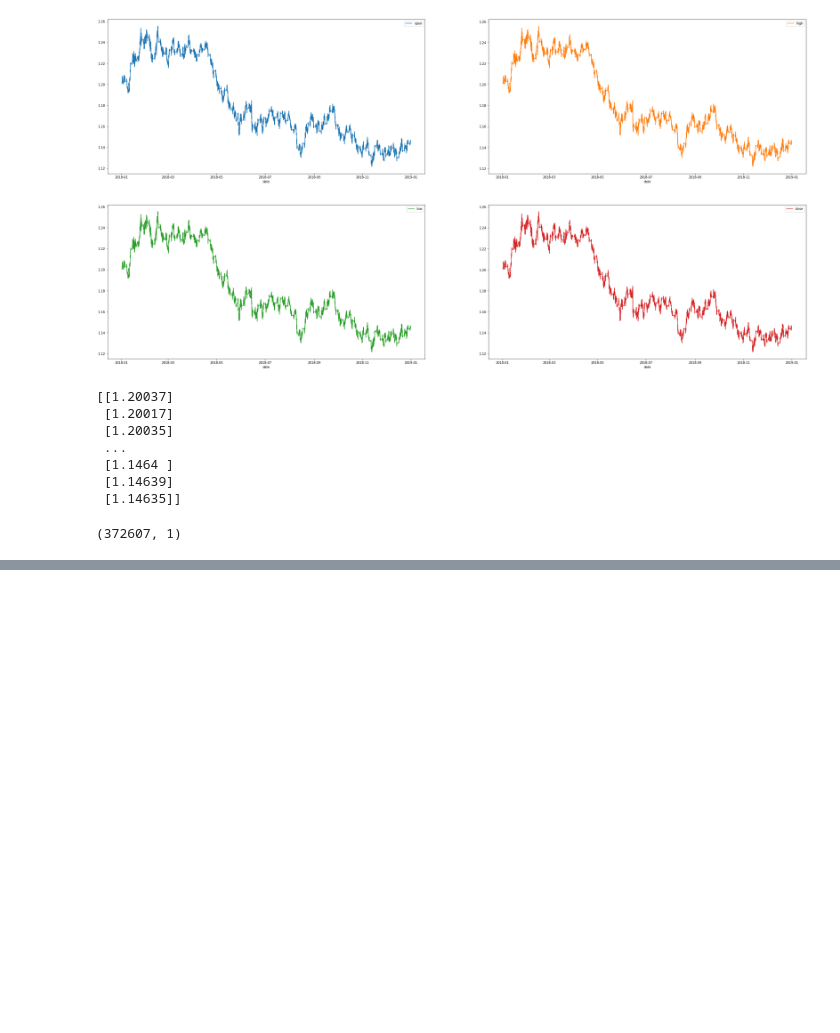
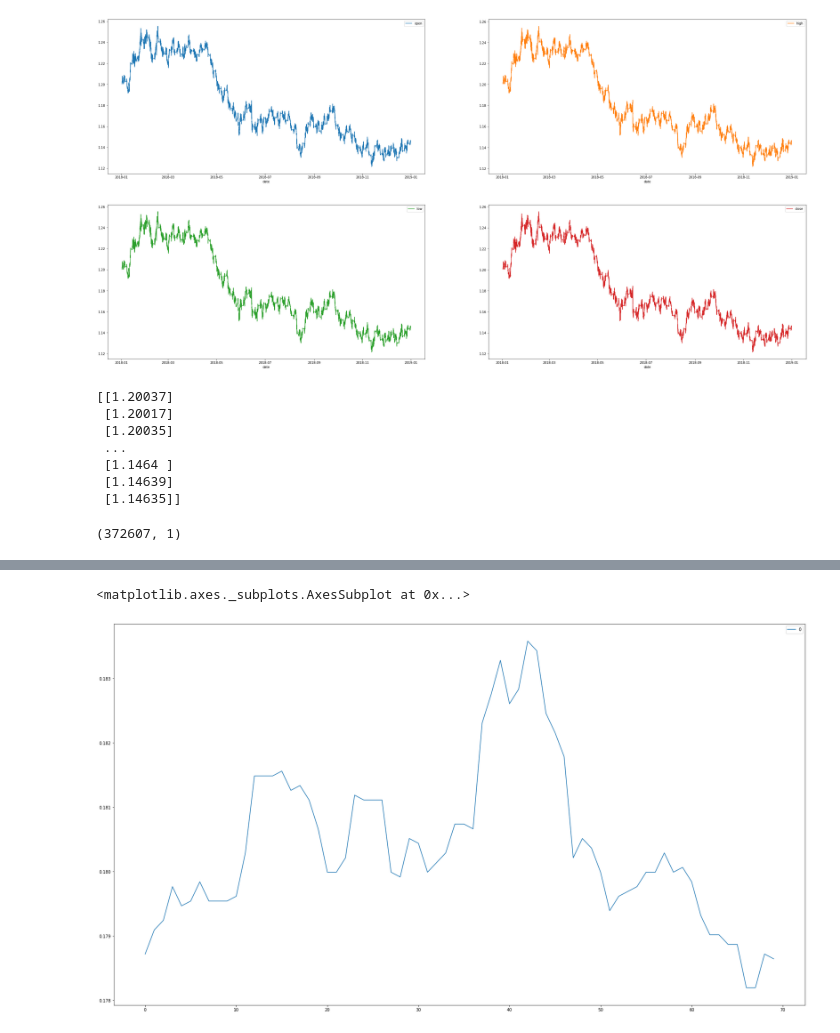
Before and after one commit to aerfio/magisterka, a Jupyter notebook: 2017histdata.ipynb, the cells around one changed output, grey strips where cells are left out. Saved outputs shown, nothing was run; the diff lists cells and outputs as text; code cells hidden in the pictures; blank space fills up the shorter version.

```diff
--- a/2017histdata.ipynb
+++ b/2017histdata.ipynb
@@ -290,0 +292,6 @@ pd.DataFrame(data=npoutput[-100:]).plot(figsize=(30, 17))
+# %%
+y_tst_np=np.array(y_test[0])
+xtest_np=np.array([x[0] for x in X_test[0]])
+print(xtest_np)
+cont=np.concatenate((xtest_np,y_tst_np ))
+print(cont.shape)
@@ -290,0 +310,5 @@ pd.DataFrame(data=npoutput[-100:]).plot(figsize=(30, 17))
+# %%
+pd.DataFrame(data=cont).plot(figsize=(30, 17))
+# %% [output]
+<matplotlib.axes._subplots.AxesSubplot at 0x...>
+[figure, added]
```
Also changed, not shown: parts of 19 cells of this notebook, 2 other files.
